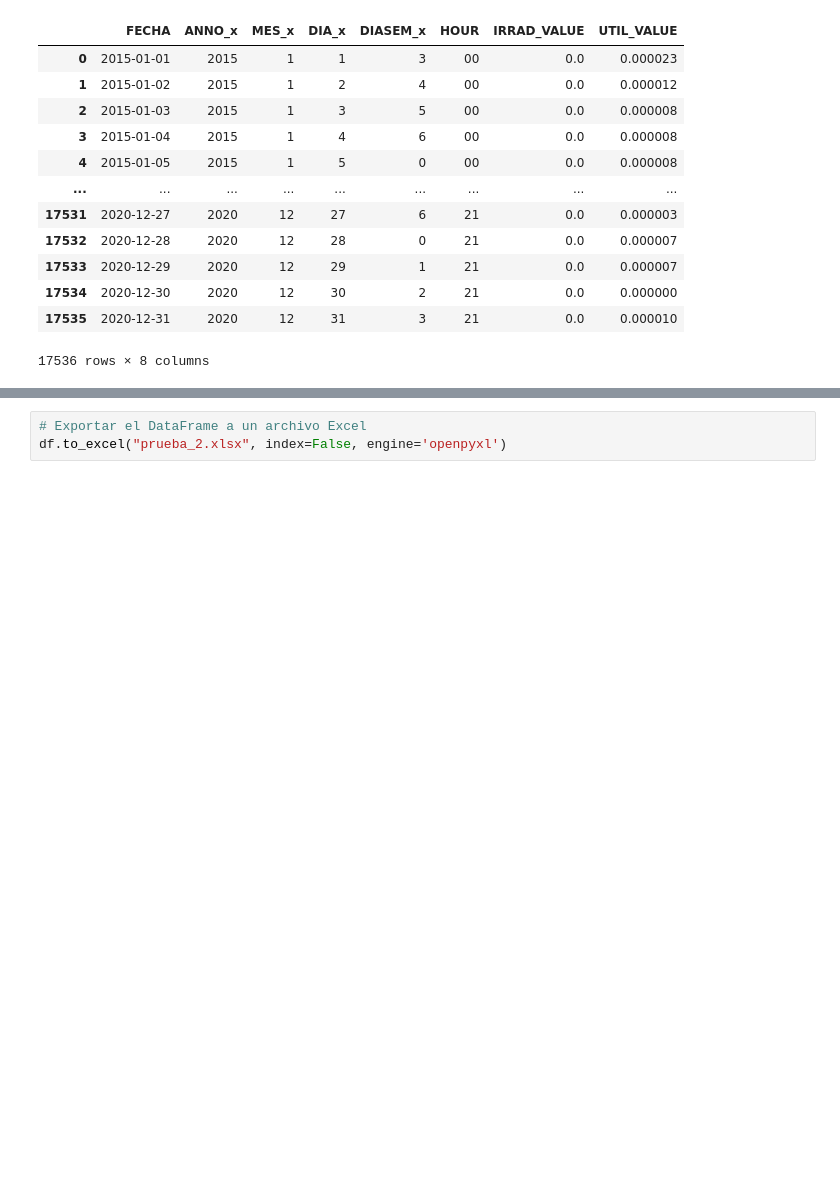
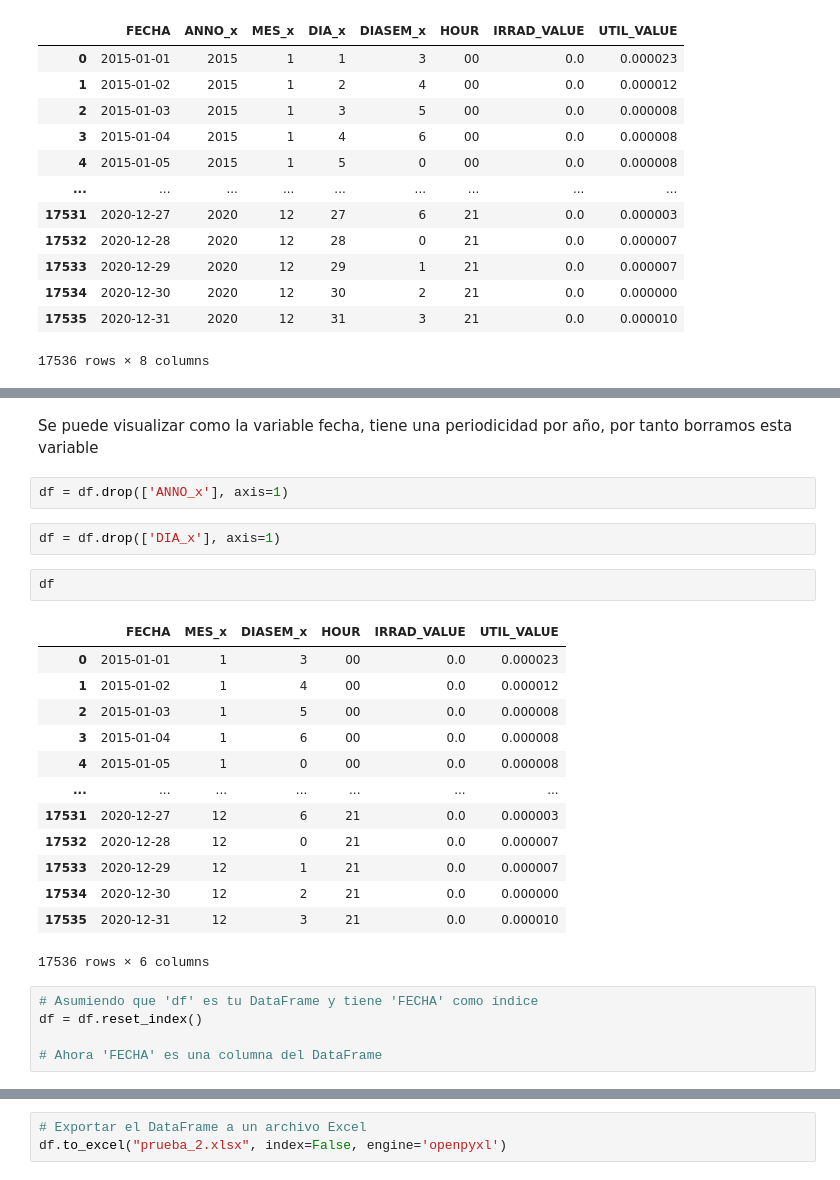
Before and after one commit to elena-cabrera/ensemble-solar, a Jupyter notebook: EDA.ipynb, the cells around one changed output, grey strips where cells are left out. Cells and saved outputs as stored; diff of their text form; blank space fills up the shorter version.

```diff
--- a/EDA.ipynb
+++ b/EDA.ipynb
@@ -105,0 +126,27 @@ df
+# %% [markdown]
+Se puede visualizar como la variable fecha, tiene una periodicidad por año, por tanto borramos esta variable
+# %%
+df = df.drop(['ANNO_x'], axis=1)
+# %%
+df = df.drop(['DIA_x'], axis=1)
+# %%
+df
+# %% [output]
+|  | FECHA | MES_x | DIASEM_x | HOUR | IRRAD_VALUE | UTIL_VALUE |
+| 0 | 2015-01-01 | 1 | 3 | 00 | 0.0 | 0.000023 |
+| 1 | 2015-01-02 | 1 | 4 | 00 | 0.0 | 0.000012 |
+| 2 | 2015-01-03 | 1 | 5 | 00 | 0.0 | 0.000008 |
+| 3 | 2015-01-04 | 1 | 6 | 00 | 0.0 | 0.000008 |
+| 4 | 2015-01-05 | 1 | 0 | 00 | 0.0 | 0.000008 |
+| ... | ... | ... | ... | ... | ... | ... |
+| 17531 | 2020-12-27 | 12 | 6 | 21 | 0.0 | 0.000003 |
+| 17532 | 2020-12-28 | 12 | 0 | 21 | 0.0 | 0.000007 |
+| 17533 | 2020-12-29 | 12 | 1 | 21 | 0.0 | 0.000007 |
+| 17534 | 2020-12-30 | 12 | 2 | 21 | 0.0 | 0.000000 |
+| 17535 | 2020-12-31 | 12 | 3 | 21 | 0.0 | 0.000010 |
+17536 rows × 6 columns
+# %%
+# Asumiendo que 'df' es tu DataFrame y tiene 'FECHA' como índice
+df = df.reset_index()
+
+# Ahora 'FECHA' es una columna del DataFrame
```
Also changed, not shown: parts of 6 cells of this notebook, 1 other file.
